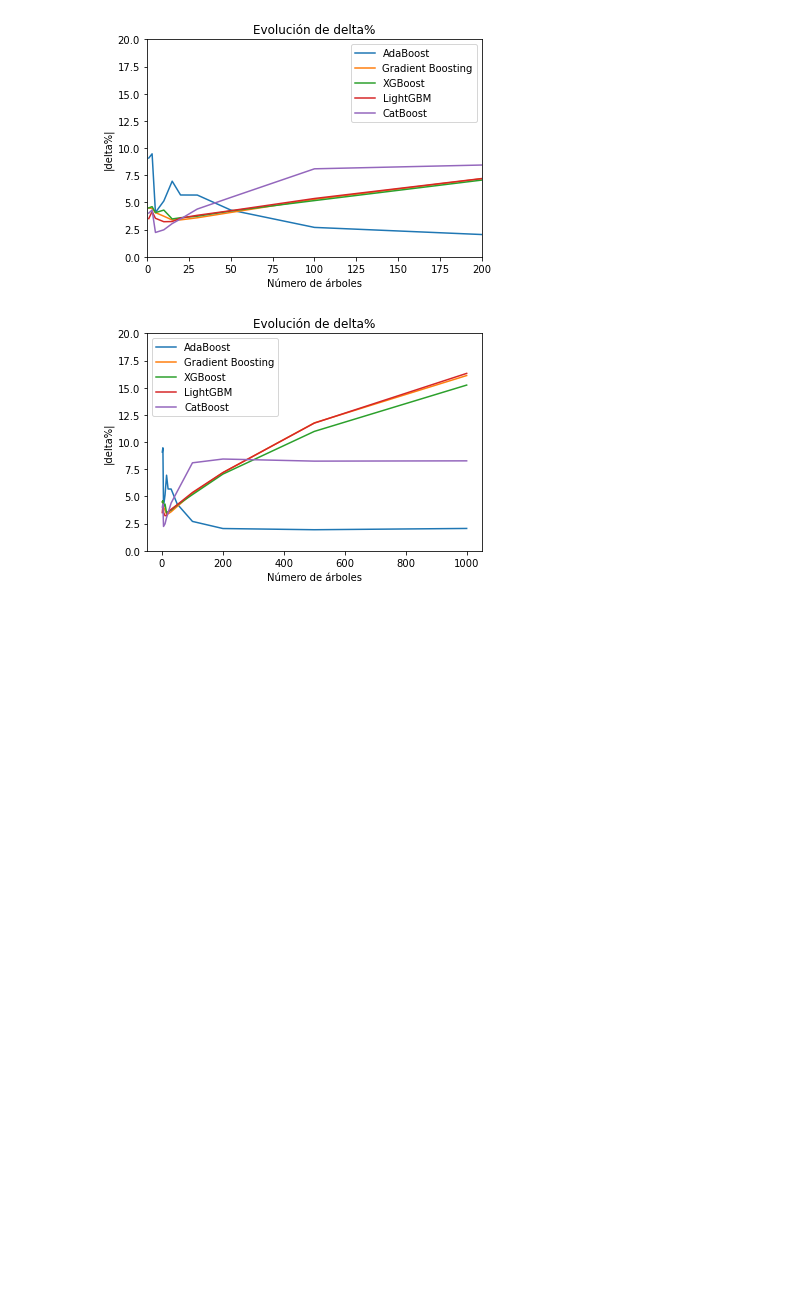
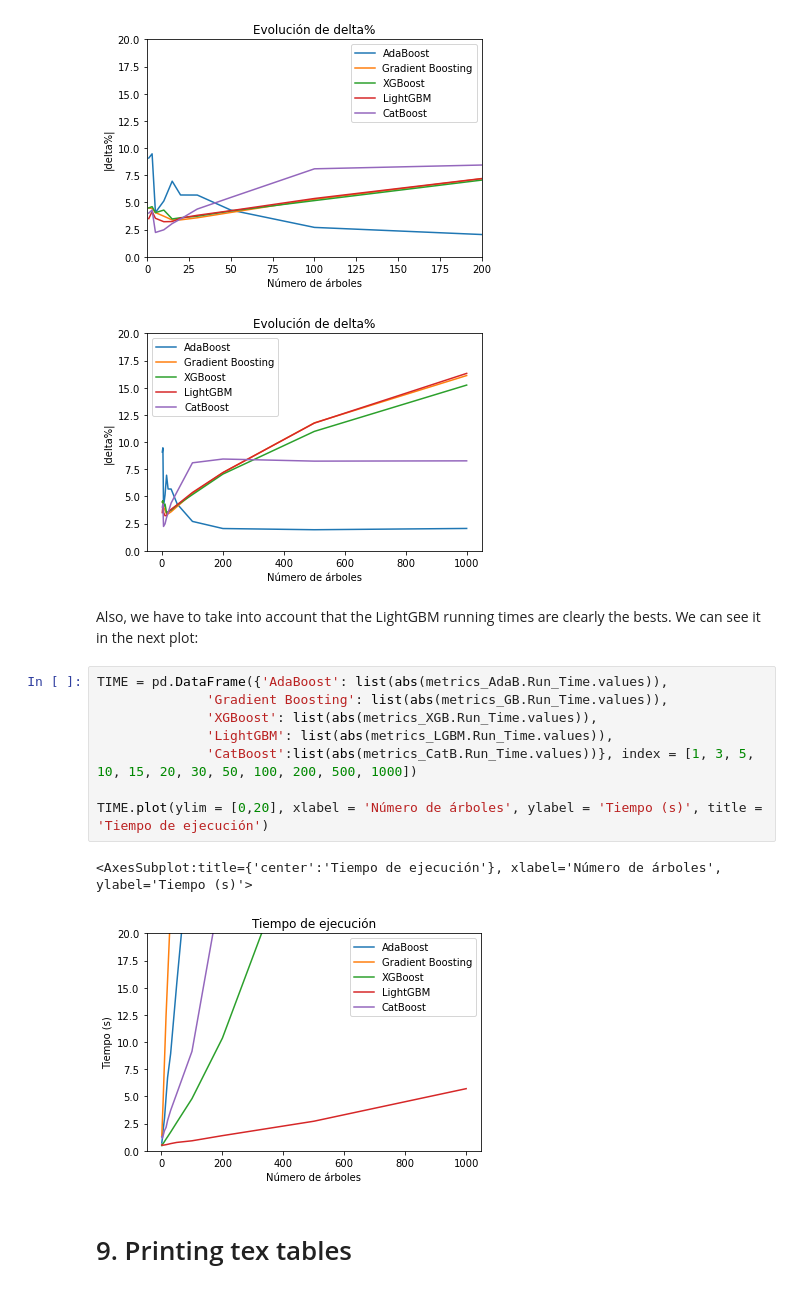
Before and after one commit to GinesMeca/TFG, a Jupyter notebook: notebooks/6. Boosting algorithms.ipynb, the cells around one changed output. Cells and saved outputs as stored; diff of their text form; blank space fills up the shorter version.

Commit message:
Modifying plots, tables and corrections

```diff
--- a/notebooks/6. Boosting algorithms.ipynb
+++ b/notebooks/6. Boosting algorithms.ipynb
@@ -313,3 +314,18 @@ DELTA.plot(ylim = [0,20], xlabel = 'Número de árboles', ylabel = '|delta%|', t
 <AxesSubplot:title={'center':'Evolución de delta%'}, xlabel='Número de árboles', ylabel='|delta%|'>
 [figure]
 [figure]
+# %% [markdown]
+Also, we have to take into account that the LightGBM running times are clearly the bests. We can see it in the next plot:
+# %%
+TIME = pd.DataFrame({'AdaBoost': list(abs(metrics_AdaB.Run_Time.values)),
+              'Gradient Boosting': list(abs(metrics_GB.Run_Time.values)),
+              'XGBoost': list(abs(metrics_XGB.Run_Time.values)),
+              'LightGBM': list(abs(metrics_LGBM.Run_Time.values)),
+              'CatBoost':list(abs(metrics_CatB.Run_Time.values))}, index = [1, 3, 5, 10, 15, 20, 30, 50, 100, 200, 500, 1000])
+
+TIME.plot(ylim = [0,20], xlabel = 'Número de árboles', ylabel = 'Tiempo (s)', title = 'Tiempo de ejecución')
+# %% [output]
+<AxesSubplot:title={'center':'Tiempo de ejecución'}, xlabel='Número de árboles', ylabel='Tiempo (s)'>
+[figure, added]
+# %% [markdown]
+# 9. Printing tex tables
```
Also changed, not shown: parts of 7 cells of this notebook, 7 other files.
